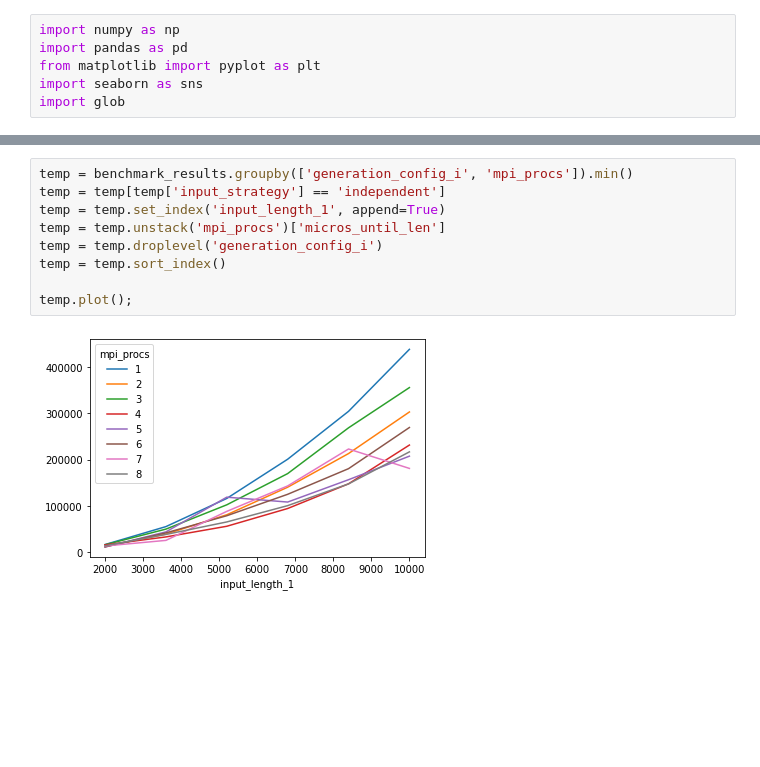
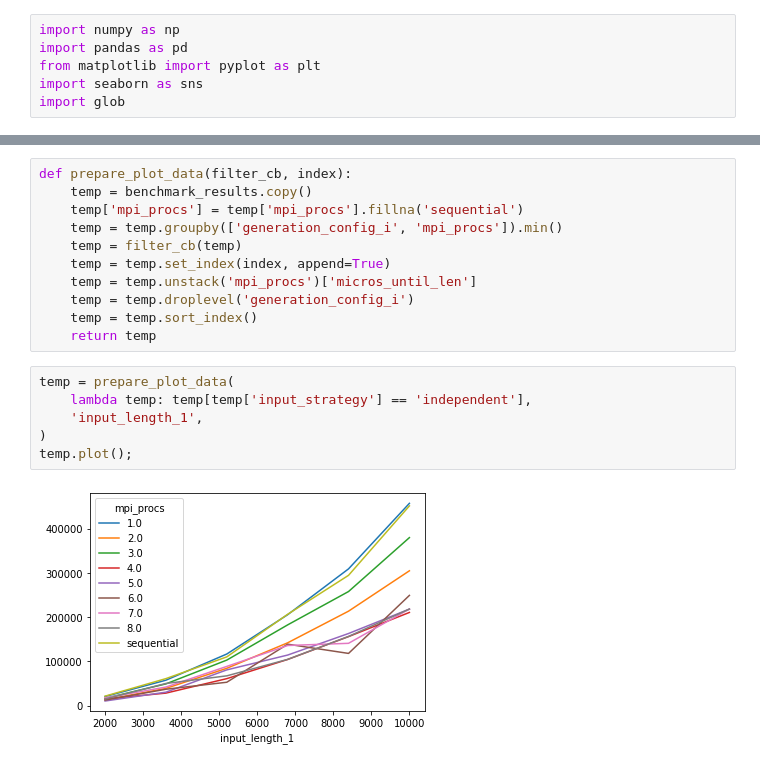
Before and after one commit to tehwalris/mpi-myers-diff, a Jupyter notebook: notebooks/benchmark_analysis_priority_mpi_procs.ipynb, the cells around one changed output, grey strips where cells are left out. Cells and saved outputs as stored; diff of their text form; blank space fills up the shorter version.

```diff
--- a/notebooks/benchmark_analysis_priority_mpi_procs.ipynb
+++ b/notebooks/benchmark_analysis_priority_mpi_procs.ipynb
@@ -22,12 +17,20 @@ benchmark_results.sample(5)
 # %%
-temp = benchmark_results.groupby(['generation_config_i', 'mpi_procs']).min()
-temp = temp[temp['input_strategy'] == 'independent']
-temp = temp.set_index('input_length_1', append=True)
-temp = temp.unstack('mpi_procs')['micros_until_len']
-temp = temp.droplevel('generation_config_i')
-temp = temp.sort_index()
-
-temp.plot();
+def prepare_plot_data(filter_cb, index):
+    temp = benchmark_results.copy()
+    temp['mpi_procs'] = temp['mpi_procs'].fillna('sequential')
+    temp = temp.groupby(['generation_config_i', 'mpi_procs']).min()
+    temp = filter_cb(temp)
+    temp = temp.set_index(index, append=True)
+    temp = temp.unstack('mpi_procs')['micros_until_len']
+    temp = temp.droplevel('generation_config_i')
+    temp = temp.sort_index()
+    return temp
-# %% [output]
-[figure, removed]
+# %%
+temp = prepare_plot_data(
+    lambda temp: temp[temp['input_strategy'] == 'independent'],
+    'input_length_1',
+)
+temp.plot();
+# %% [output]
+[figure, added]
 # %%
```
Also changed, not shown: parts of 4 cells of this notebook, 9 other files.
